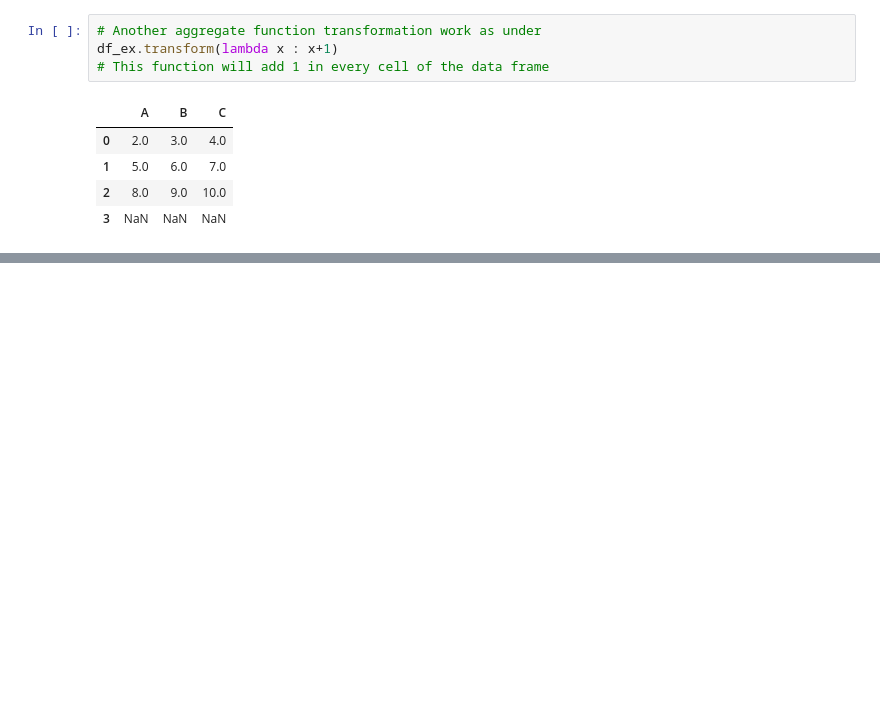
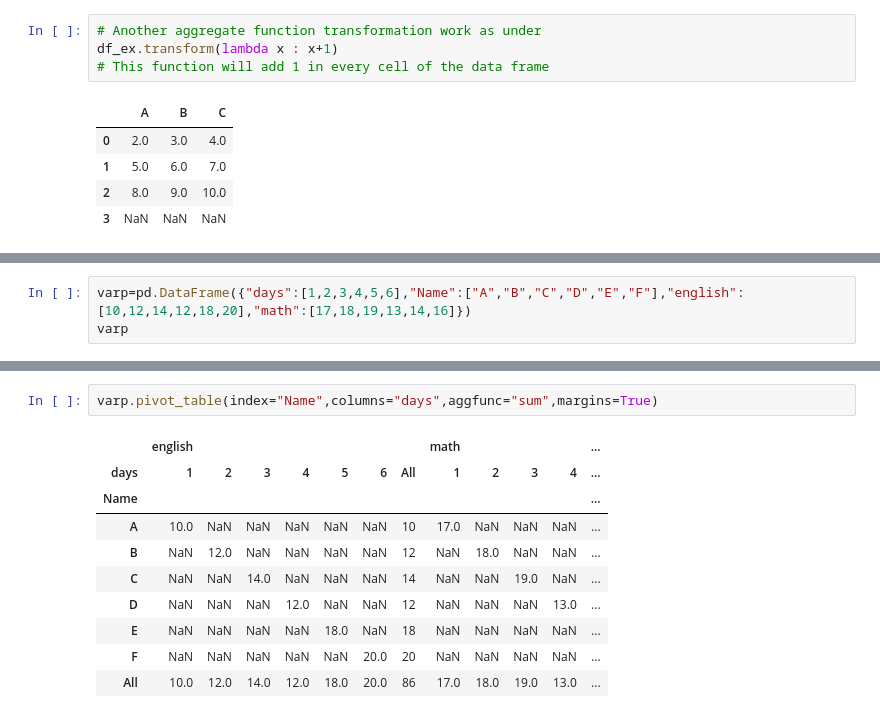
Before and after one commit to TouseefDataScientist/Artificialintelligence, a Jupyter notebook: First_Case_Study.ipynb, the cells around one changed output, grey strips where cells are left out. Cells and saved outputs as stored; diff of their text form; blank space fills up the shorter version.

Commit message:
Add Pivot,Merge,Join,Groupby etc Functions

```diff
--- a/First_Case_Study.ipynb
+++ b/First_Case_Study.ipynb
@@ -606,0 +783,3 @@ df_ex.transform(lambda x : x+1)
+# %%
+varp=pd.DataFrame({"days":[1,2,3,4,5,6],"Name":["A","B","C","D","E","F"],"english":[10,12,14,12,18,20],"math":[17,18,19,13,14,16]})
+varp
@@ -606,0 +805,13 @@ df_ex.transform(lambda x : x+1)
+# %%
+varp.pivot_table(index="Name",columns="days",aggfunc="sum",margins=True)
+# %% [output]
+|  | english |  |  |  |  |  |  | math |  |  |  | ... |
+| days | 1 | 2 | 3 | 4 | 5 | 6 | All | 1 | 2 | 3 | 4 | ... |
+| Name |  |  |  |  |  |  |  |  |  |  |  | ... |
+| A | 10.0 | NaN | NaN | NaN | NaN | NaN | 10 | 17.0 | NaN | NaN | NaN | ... |
+| B | NaN | 12.0 | NaN | NaN | NaN | NaN | 12 | NaN | 18.0 | NaN | NaN | ... |
+| C | NaN | NaN | 14.0 | NaN | NaN | NaN | 14 | NaN | NaN | 19.0 | NaN | ... |
+| D | NaN | NaN | NaN | 12.0 | NaN | NaN | 12 | NaN | NaN | NaN | 13.0 | ... |
+| E | NaN | NaN | NaN | NaN | 18.0 | NaN | 18 | NaN | NaN | NaN | NaN | ... |
+| F | NaN | NaN | NaN | NaN | NaN | 20.0 | 20 | NaN | NaN | NaN | NaN | ... |
+| All | 10.0 | 12.0 | 14.0 | 12.0 | 18.0 | 20.0 | 86 | 17.0 | 18.0 | 19.0 | 13.0 | ... |
```
Also changed, not shown: parts of 17 cells of this notebook.
